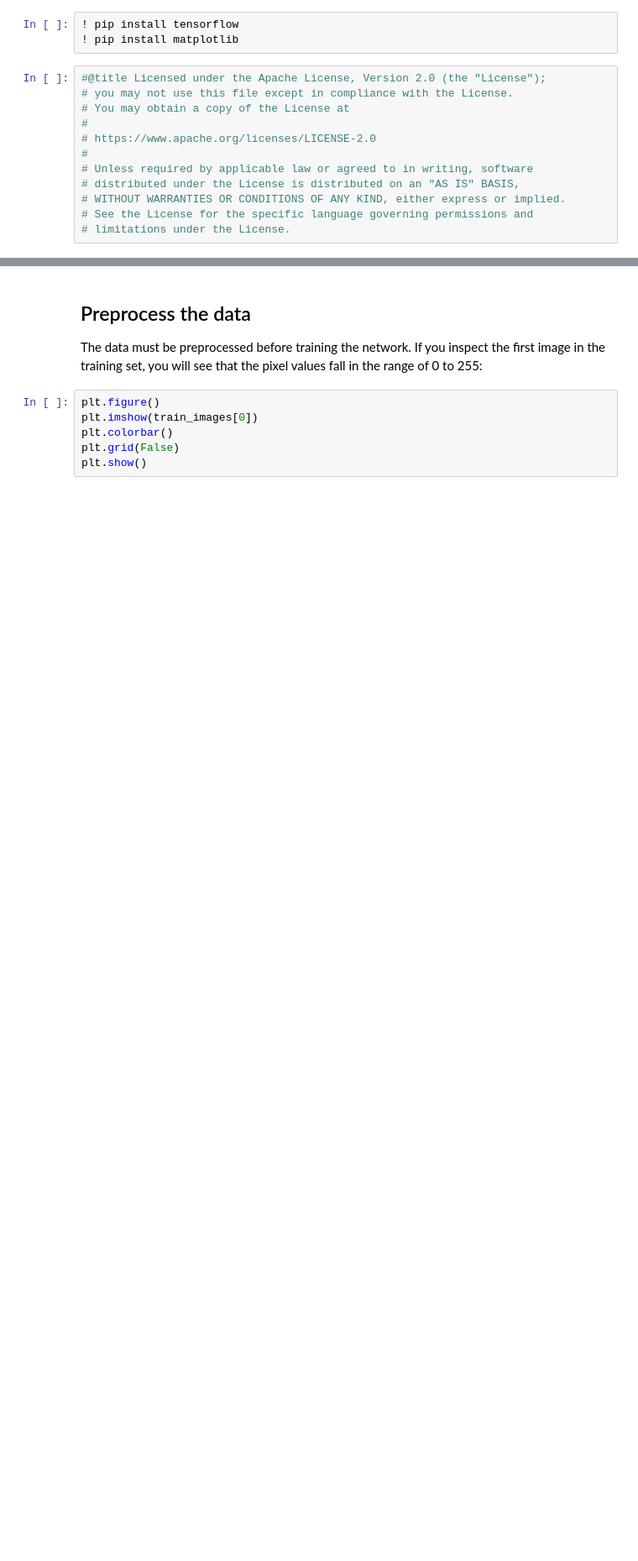
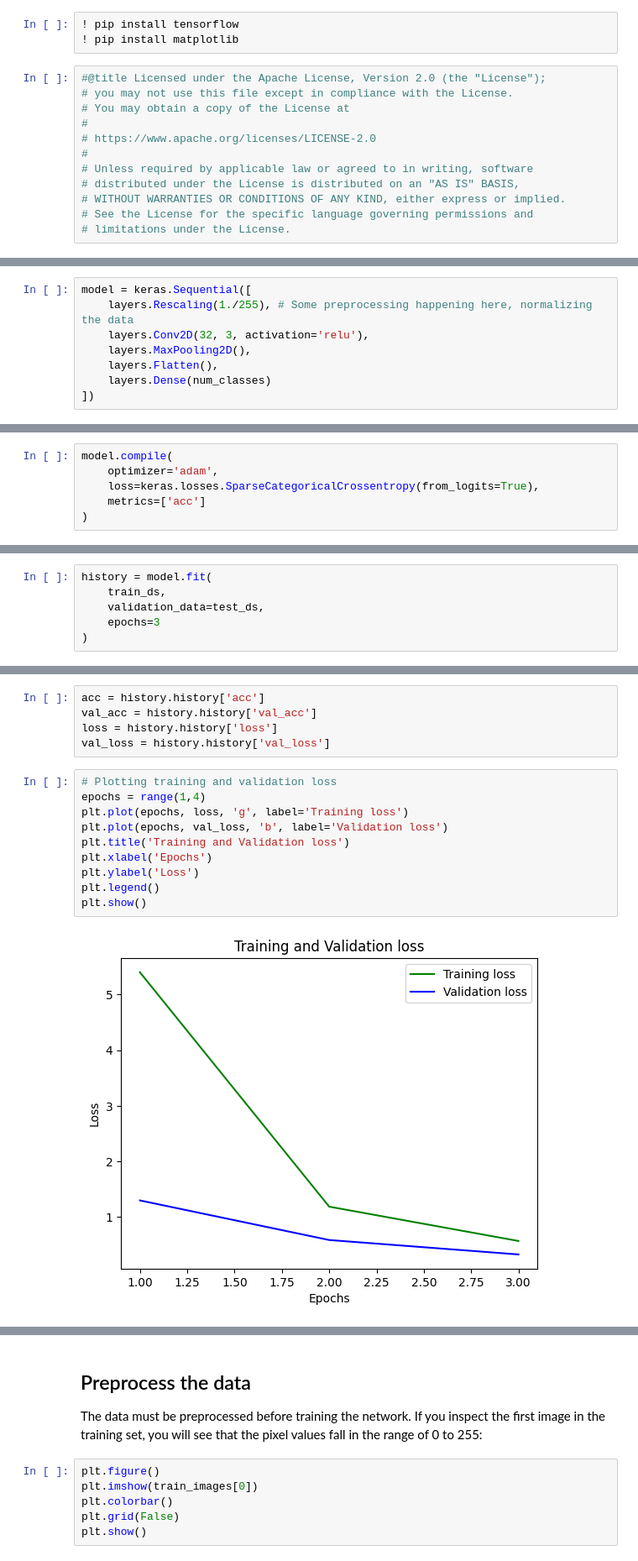
Before and after one commit to DashieTM/pokegpt, a Jupyter notebook: pokegpt.ipynb, the cells around one changed output, grey strips where cells are left out. Shown at 84% size. Drawn from its saved outputs; the diff is of its cells as text; blank space fills up the shorter version.

```diff
--- a/pokegpt.ipynb
+++ b/pokegpt.ipynb
@@ -102,0 +108,8 @@ len(test_labels)
+# %%
+model = keras.Sequential([
+    layers.Rescaling(1./255), # Some preprocessing happening here, normalizing the data
+    layers.Conv2D(32, 3, activation='relu'),
+    layers.MaxPooling2D(),
+    layers.Flatten(),
+    layers.Dense(num_classes)
+])
@@ -102,0 +118,6 @@ len(test_labels)
+# %%
+model.compile(
+    optimizer='adam',
+    loss=keras.losses.SparseCategoricalCrossentropy(from_logits=True),
+    metrics=['acc']
+)
@@ -102,0 +126,6 @@ len(test_labels)
+# %%
+history = model.fit(
+    train_ds,
+    validation_data=test_ds,
+    epochs=3
+)
@@ -102,0 +162,17 @@ len(test_labels)
+# %%
+acc = history.history['acc']
+val_acc = history.history['val_acc']
+loss = history.history['loss']
+val_loss = history.history['val_loss']
+# %%
+# Plotting training and validation loss
+epochs = range(1,4)
+plt.plot(epochs, loss, 'g', label='Training loss')
+plt.plot(epochs, val_loss, 'b', label='Validation loss')
+plt.title('Training and Validation loss')
+plt.xlabel('Epochs')
+plt.ylabel('Loss')
+plt.legend()
+plt.show()
+# %% [output]
+[figure, added]
```
Also changed, not shown: parts of 36 cells of this notebook.
